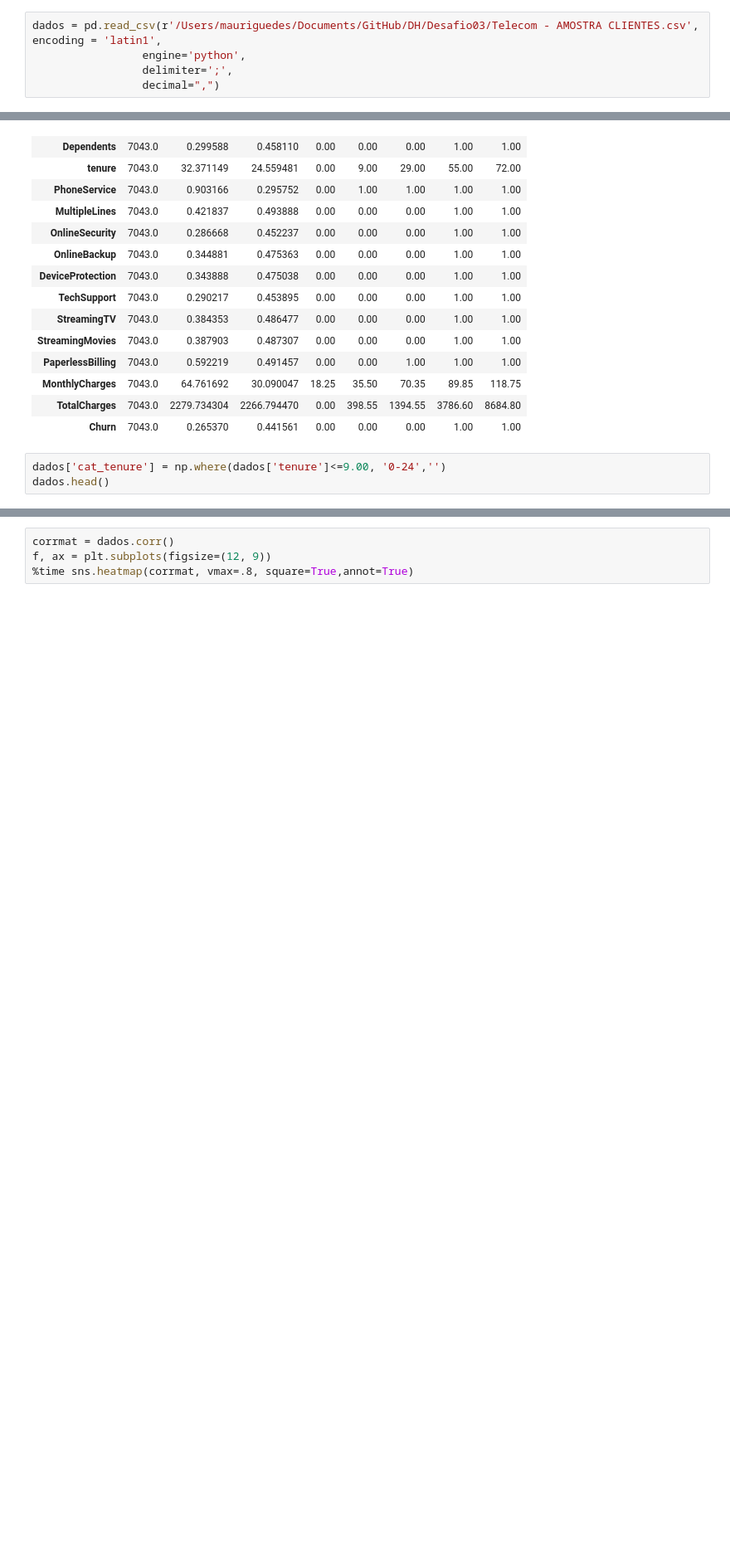
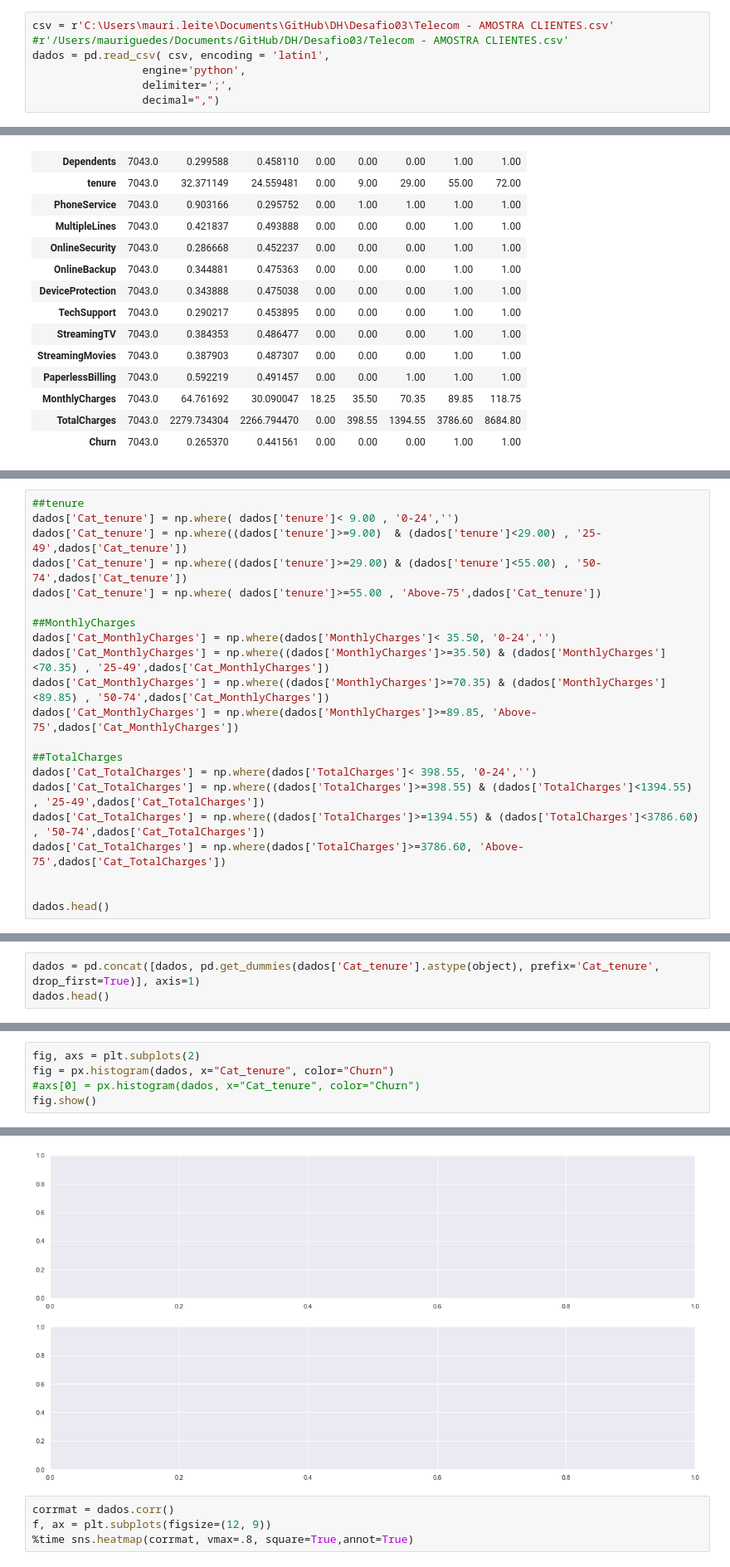
Before and after one commit to thiagodegan/Desafio03, a Jupyter notebook: Desafio03_Mauri.ipynb, the cells around one changed output, grey strips where cells are left out. Shown at 83% size. Drawn from its saved outputs; the diff is of its cells as text; blank space fills up the shorter version.

Commit message:
Update Desafio03_Mauri.ipynb
Analise exploratoria.

```diff
--- a/Desafio03_Mauri.ipynb
+++ b/Desafio03_Mauri.ipynb
@@ -22,7 +22,9 @@ pd.set_option('display.max_columns', None)
 # %% [markdown]
 ## Importando Dataset de Amostra de Clientes
 # %%
-dados = pd.read_csv(r'/Users/mauriguedes/Documents/GitHub/DH/Desafio03/Telecom - AMOSTRA CLIENTES.csv', encoding = 'latin1',
+csv = r'C:\Users\mauri.leite\Documents\GitHub\DH\Desafio03\Telecom - AMOSTRA CLIENTES.csv'
+#r'/Users/mauriguedes/Documents/GitHub/DH/Desafio03/Telecom - AMOSTRA CLIENTES.csv'
+dados = pd.read_csv( csv, encoding = 'latin1',
                  engine='python',
                  delimiter=';',
                  decimal=",")
@@ -165,6 +174,3 @@ dados.describe().T
 | MonthlyCharges | 7043.0 | 64.761692 | 30.090047 | 18.25 | 35.50 | 70.35 | 89.85 | 118.75 |
 | TotalCharges | 7043.0 | 2279.734304 | 2266.794470 | 0.00 | 398.55 | 1394.55 | 3786.60 | 8684.80 |
 | Churn | 7043.0 | 0.265370 | 0.441561 | 0.00 | 0.00 | 0.00 | 1.00 | 1.00 |
-# %%
-dados['cat_tenure'] = np.where(dados['tenure']<=9.00, '0-24','')
-dados.head()
@@ -177,0 +177,21 @@ dados.head()
+# %%
+##tenure
+dados['Cat_tenure'] = np.where( dados['tenure']< 9.00 , '0-24','')
+dados['Cat_tenure'] = np.where((dados['tenure']>=9.00)  & (dados['tenure']<29.00) , '25-49',dados['Cat_tenure'])
+dados['Cat_tenure'] = np.where((dados['tenure']>=29.00) & (dados['tenure']<55.00) , '50-74',dados['Cat_tenure'])
+dados['Cat_tenure'] = np.where( dados['tenure']>=55.00 , 'Above-75',dados['Cat_tenure'])
+
+##MonthlyCharges
+dados['Cat_MonthlyCharges'] = np.where(dados['MonthlyCharges']< 35.50, '0-24','')
+dados['Cat_MonthlyCharges'] = np.where((dados['MonthlyCharges']>=35.50) & (dados['MonthlyCharges']<70.35) , '25-49',dados['Cat_MonthlyCharges'])
+dados['Cat_MonthlyCharges'] = np.where((dados['MonthlyCharges']>=70.35) & (dados['MonthlyCharges']<89.85) , '50-74',dados['Cat_MonthlyCharges'])
+dados['Cat_MonthlyCharges'] = np.where(dados['MonthlyCharges']>=89.85, 'Above-75',dados['Cat_MonthlyCharges'])
+
+##TotalCharges
+dados['Cat_TotalCharges'] = np.where(dados['TotalCharges']< 398.55, '0-24','')
+dados['Cat_TotalCharges'] = np.where((dados['TotalCharges']>=398.55) & (dados['TotalCharges']<1394.55) , '25-49',dados['Cat_TotalCharges'])
+dados['Cat_TotalCharges'] = np.where((dados['TotalCharges']>=1394.55) & (dados['TotalCharges']<3786.60) , '50-74',dados['Cat_TotalCharges'])
+dados['Cat_TotalCharges'] = np.where(dados['TotalCharges']>=3786.60, 'Above-75',dados['Cat_TotalCharges'])
+
+
+dados.head()
@@ -177,0 +207,3 @@ dados.head()
+# %%
+dados = pd.concat([dados, pd.get_dummies(dados['Cat_tenure'].astype(object), prefix='Cat_tenure', drop_first=True)], axis=1)
+dados.head()
@@ -177,0 +217,6 @@ dados.head()
+# %%
+fig, axs = plt.subplots(2)
+fig = px.histogram(dados, x="Cat_tenure", color="Churn")
+#axs[0] = px.histogram(dados, x="Cat_tenure", color="Churn")
+fig.show()
+# %% [output]
@@ -178,3 +224,4 @@ dados.head()
+[figure, added]
 # %%
 corrmat = dados.corr()
 f, ax = plt.subplots(figsize=(12, 9))
```
Also changed, not shown: parts of 7 cells of this notebook.
